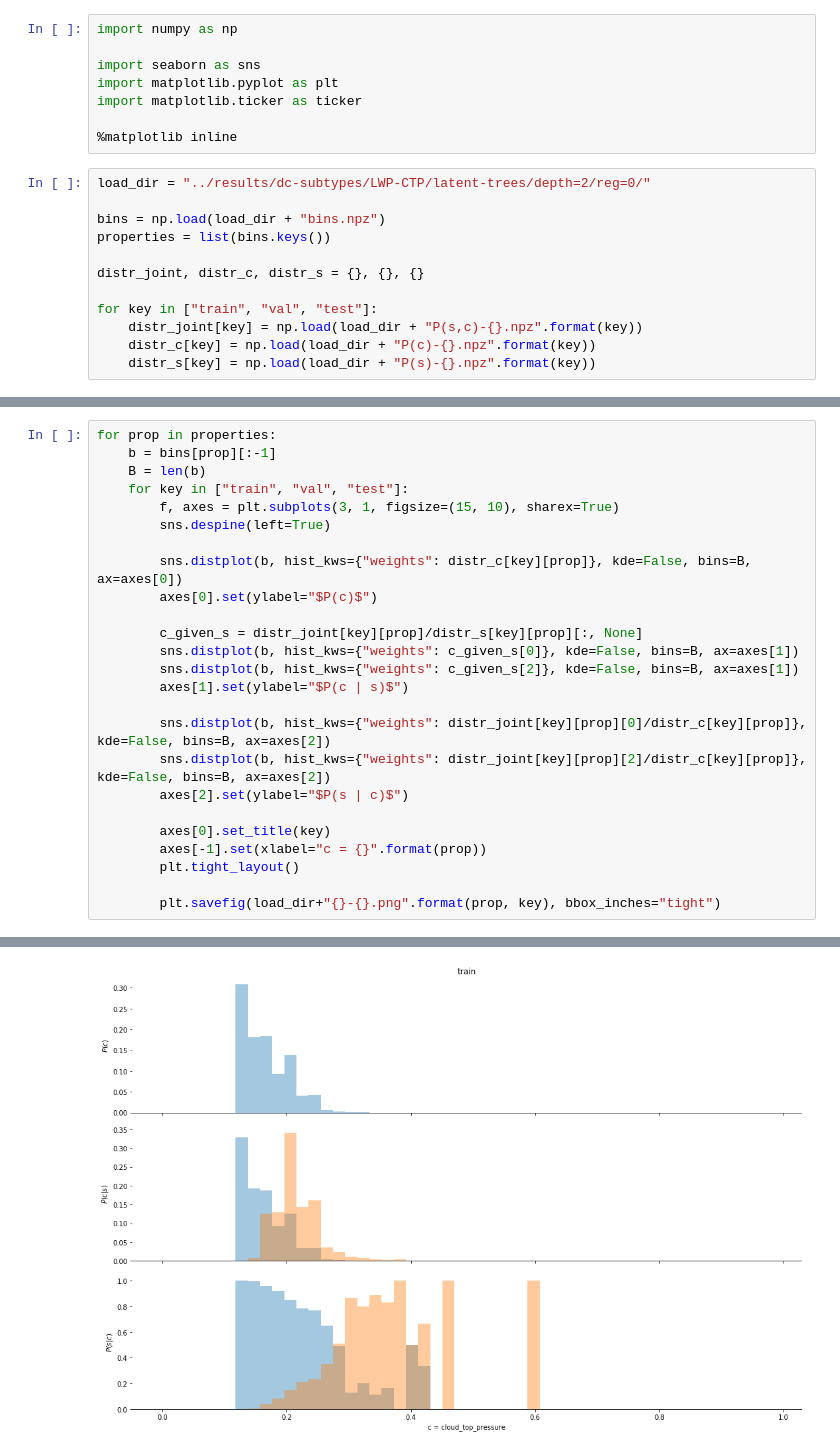
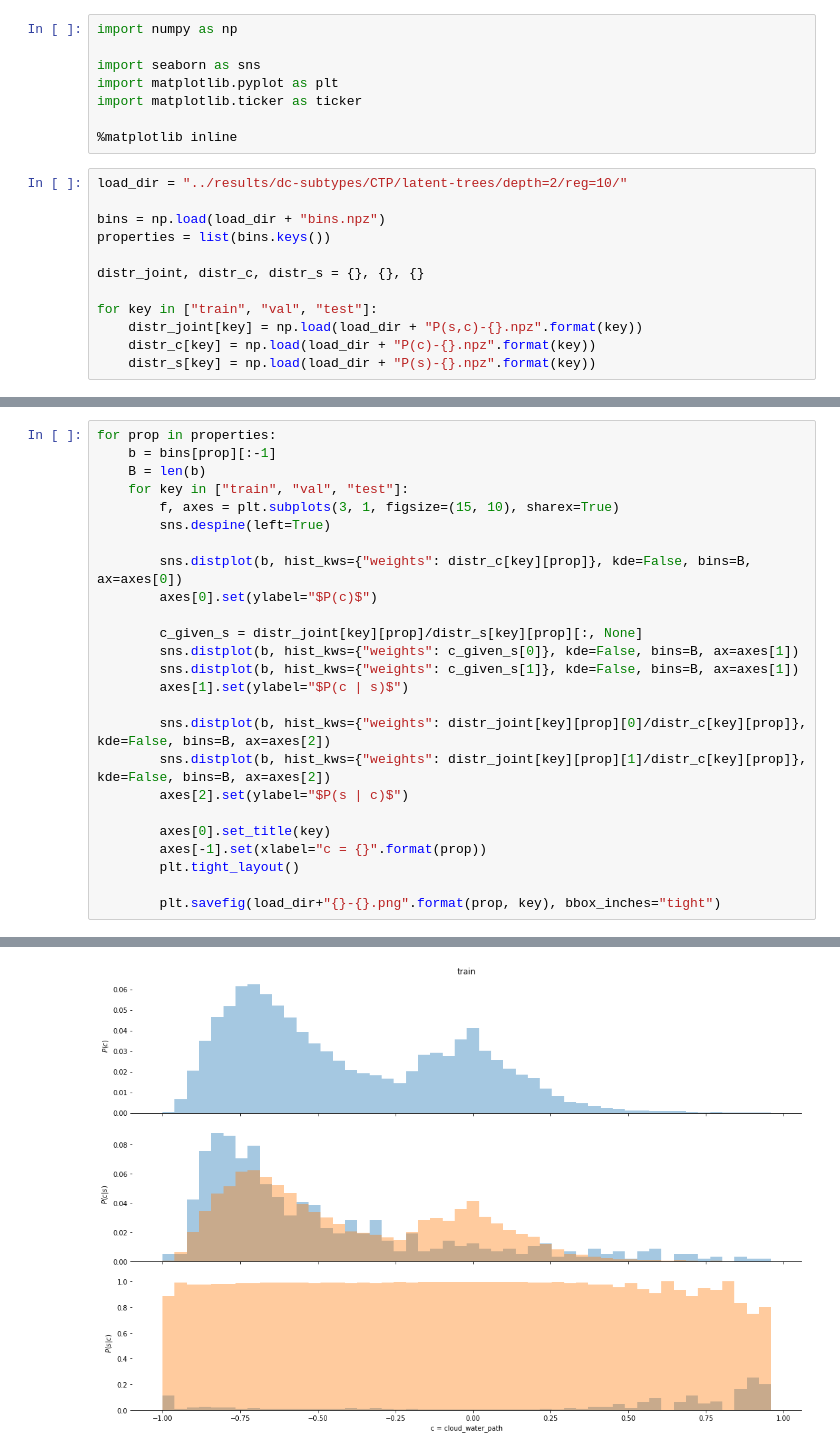
Before and after one commit to vzantedeschi/fine-classification, a Jupyter notebook: notebooks/plot_distributions.ipynb, the cells around one changed output, grey strips where cells are left out. Saved outputs shown, nothing was run; the diff lists cells and outputs as text.

```diff
--- a/notebooks/plot_distributions.ipynb
+++ b/notebooks/plot_distributions.ipynb
@@ -7,7 +7,7 @@ import matplotlib.ticker as ticker
 
 %matplotlib inline
 # %%
-load_dir = "../results/dc-subtypes/LWP-CTP/latent-trees/depth=2/reg=0/"
+load_dir = "../results/dc-subtypes/CTP/latent-trees/depth=2/reg=10/"
 
 bins = np.load(load_dir + "bins.npz")
 properties = list(bins.keys())
@@ -38,11 +38,11 @@ for prop in properties:
 
         c_given_s = distr_joint[key][prop]/distr_s[key][prop][:, None]
         sns.distplot(b, hist_kws={"weights": c_given_s[0]}, kde=False, bins=B, ax=axes[1])
-        sns.distplot(b, hist_kws={"weights": c_given_s[2]}, kde=False, bins=B, ax=axes[1])
+        sns.distplot(b, hist_kws={"weights": c_given_s[1]}, kde=False, bins=B, ax=axes[1])
         axes[1].set(ylabel="$P(c | s)$")
 
         sns.distplot(b, hist_kws={"weights": distr_joint[key][prop][0]/distr_c[key][prop]}, kde=False, bins=B, ax=axes[2])
-        sns.distplot(b, hist_kws={"weights": distr_joint[key][prop][2]/distr_c[key][prop]}, kde=False, bins=B, ax=axes[2])
+        sns.distplot(b, hist_kws={"weights": distr_joint[key][prop][1]/distr_c[key][prop]}, kde=False, bins=B, ax=axes[2])
         axes[2].set(ylabel="$P(s | c)$")
 
         axes[0].set_title(key)
@@ -57 +57 @@ for prop in properties:
-[figure, old version]
+[figure, new version]
```
Also changed, not shown: parts of 2 cells of this notebook, 1 other file.
